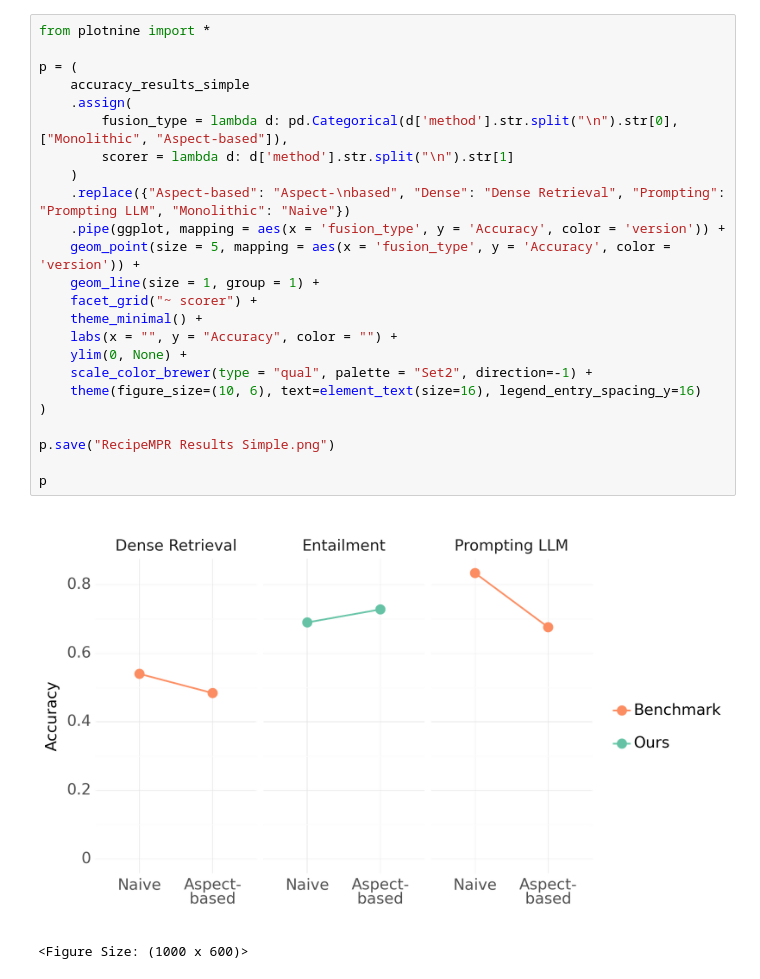
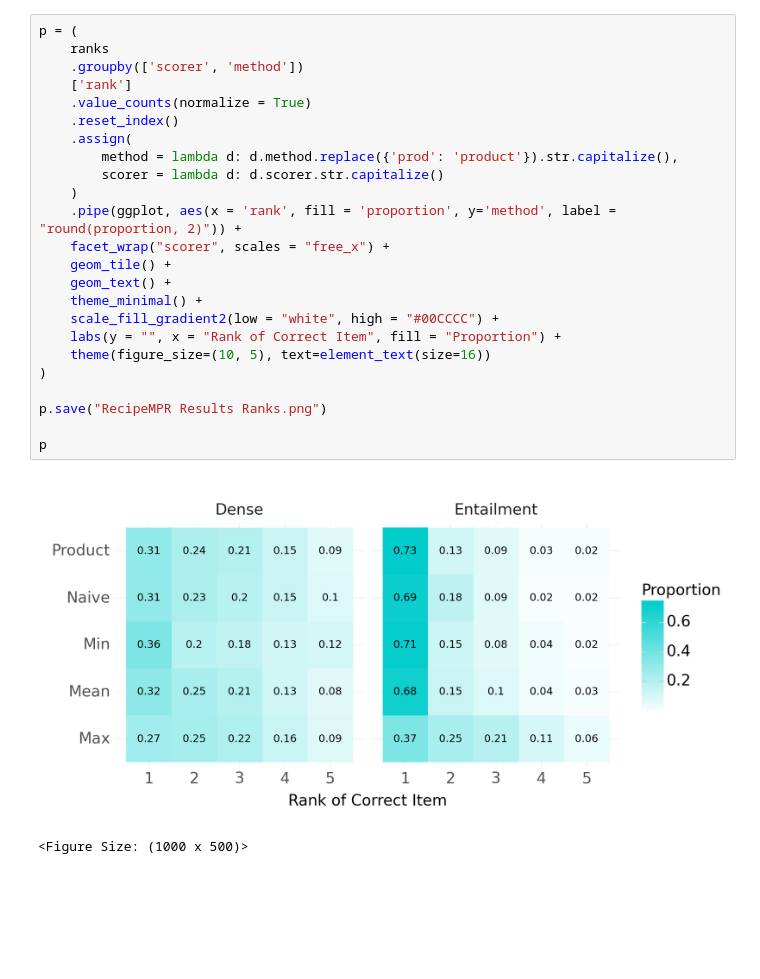
Before and after one commit to baronet2/marir, a Jupyter notebook: RecipeMPR/20_compare_algorithms.ipynb, the cells around one changed output. Drawn from its saved outputs; the diff is of its cells as text; blank space fills up the shorter version.

```diff
--- a/RecipeMPR/20_compare_algorithms.ipynb
+++ b/RecipeMPR/20_compare_algorithms.ipynb
@@ -255,27 +272,27 @@ accuracy_results_simple
-# %%
-from plotnine import *
-
-p = (
-    accuracy_results_simple
-    .assign(
-        fusion_type = lambda d: pd.Categorical(d['method'].str.split("\n").str[0], ["Monolithic", "Aspect-based"]),
-        scorer = lambda d: d['method'].str.split("\n").str[1]
-    )
-    .replace({"Aspect-based": "Aspect-\nbased", "Dense": "Dense Retrieval", "Prompting": "Prompting LLM", "Monolithic": "Naive"})
-    .pipe(ggplot, mapping = aes(x = 'fusion_type', y = 'Accuracy', color = 'version')) +
-    geom_point(size = 5, mapping = aes(x = 'fusion_type', y = 'Accuracy', color = 'version')) +
-    geom_line(size = 1, group = 1) +
-    facet_grid("~ scorer") +
-    theme_minimal() +
-    labs(x = "", y = "Accuracy", color = "") +
-    ylim(0, None) +
-    scale_color_brewer(type = "qual", palette = "Set2", direction=-1) +
-    theme(figure_size=(10, 6), text=element_text(size=16), legend_entry_spacing_y=16)
-)
-
-p.save("RecipeMPR Results Simple.png")
-
-p
-# %% [output]
-[figure, removed]
-<Figure Size: (1000 x 600)>
+# %%
+p = (
+    ranks
+    .groupby(['scorer', 'method'])
+    ['rank']
+    .value_counts(normalize = True)
+    .reset_index()
+    .assign(
+        method = lambda d: d.method.replace({'prod': 'product'}).str.capitalize(),
+        scorer = lambda d: d.scorer.str.capitalize()
+    )
+    .pipe(ggplot, aes(x = 'rank', fill = 'proportion', y='method', label = "round(proportion, 2)")) +
+    facet_wrap("scorer", scales = "free_x") +
+    geom_tile() +
+    geom_text() +
+    theme_minimal() +
+    scale_fill_gradient2(low = "white", high = "#00CCCC") +
+    labs(y = "", x = "Rank of Correct Item", fill = "Proportion") +
+    theme(figure_size=(10, 5), text=element_text(size=16))
+)
+
+p.save("RecipeMPR Results Ranks.png")
+
+p
+# %% [output]
+[figure, added]
+<Figure Size: (1000 x 500)>
```
Also changed, not shown: parts of 16 cells of this notebook, 6 other files.
